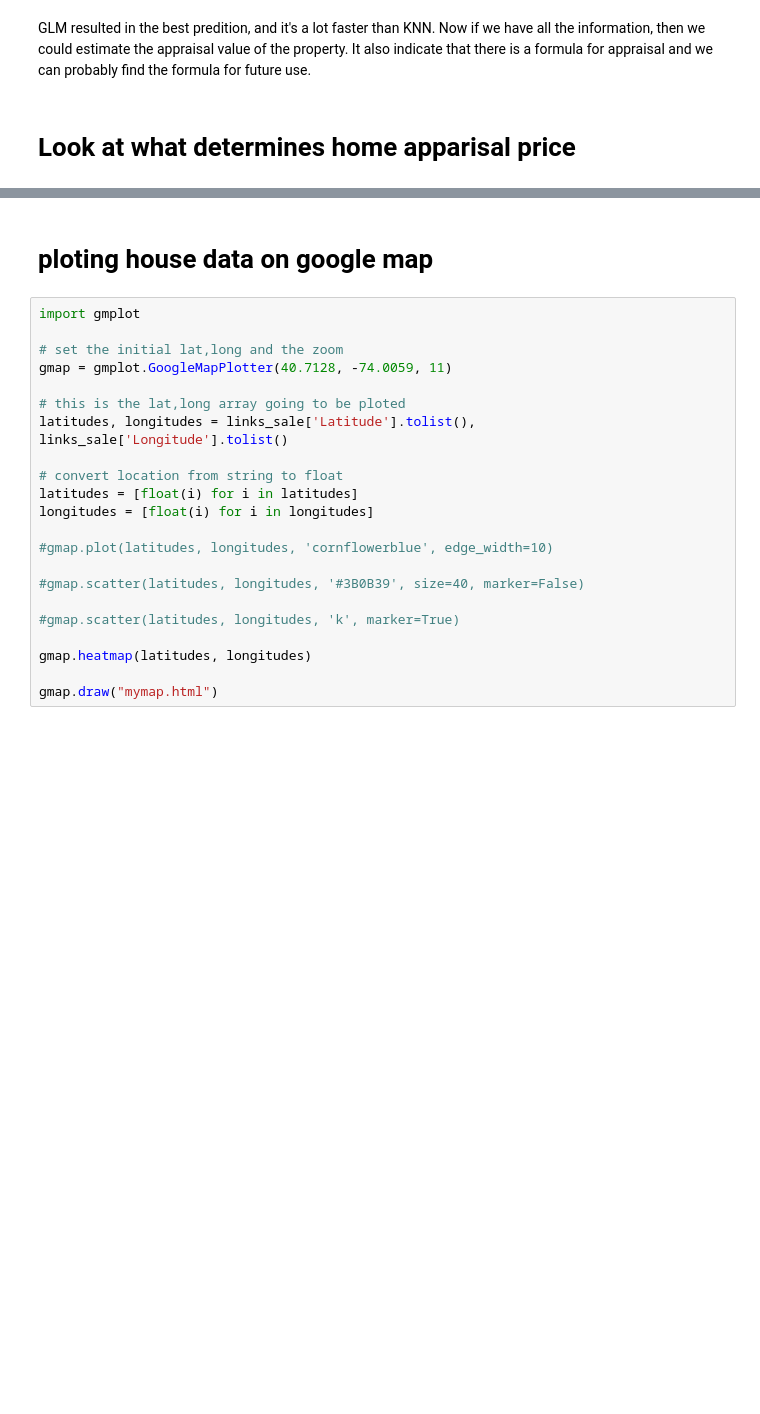
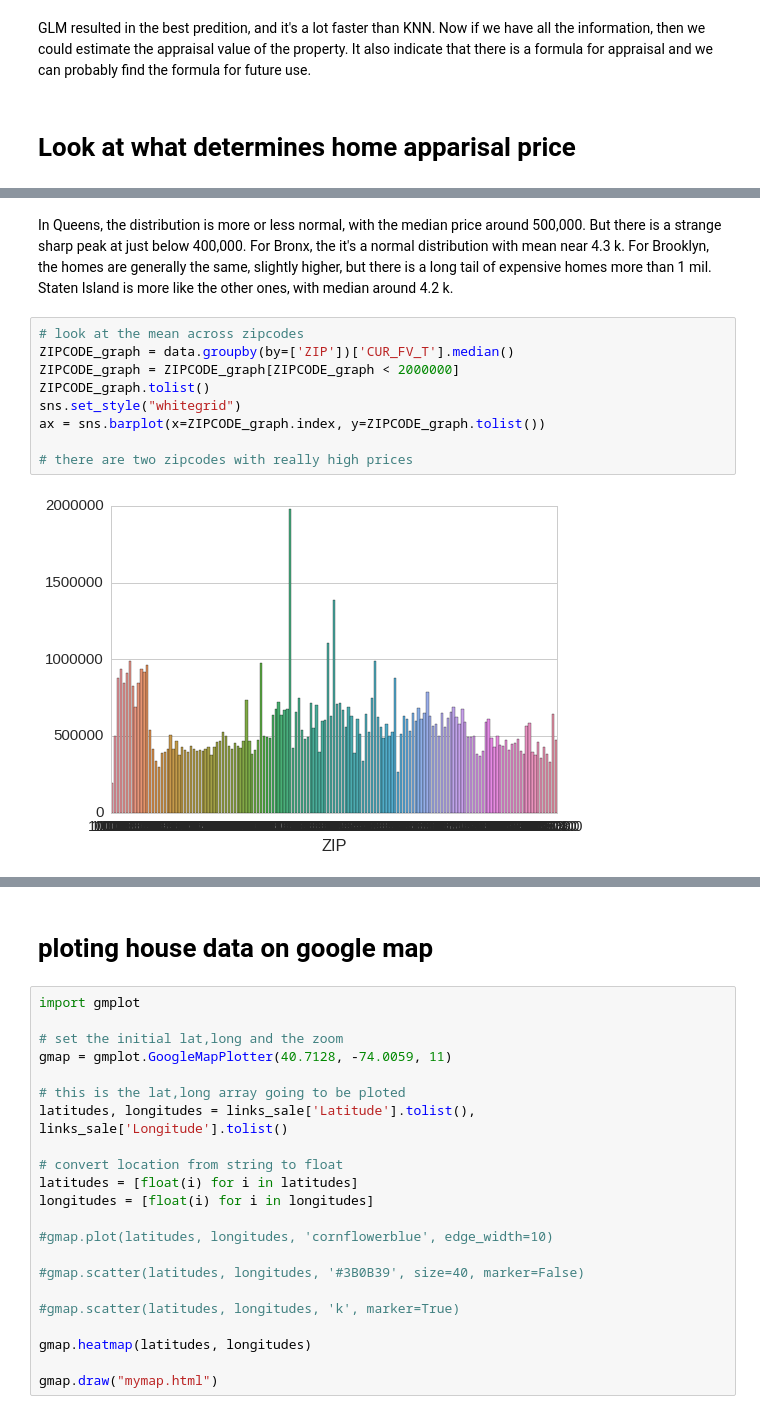
Before and after one commit to yangliu2/DataIncubator, a Jupyter notebook: Finding_home.ipynb, the cells around one changed output, grey strips where cells are left out. Drawn from its saved outputs; the diff is of its cells as text; blank space fills up the shorter version.

```diff
--- a/Finding_home.ipynb
+++ b/Finding_home.ipynb
@@ -524,0 +714,13 @@ GLM resulted in the best predition, and it's a lot faster than KNN. Now if we ha
+# %% [markdown]
+In Queens, the distribution is more or less normal, with the median price around 500,000. But there is a strange sharp peak at just below 400,000. For Bronx, the it's a normal distribution with mean near 4.3 k. For Brooklyn, the homes are generally the same, slightly higher, but there is a long tail of expensive homes more than 1 mil. Staten Island is more like the other ones, with median around 4.2 k.
+# %%
+# look at the mean across zipcodes
+ZIPCODE_graph = data.groupby(by=['ZIP'])['CUR_FV_T'].median()
+ZIPCODE_graph = ZIPCODE_graph[ZIPCODE_graph < 2000000]
+ZIPCODE_graph.tolist()
+sns.set_style("whitegrid")
+ax = sns.barplot(x=ZIPCODE_graph.index, y=ZIPCODE_graph.tolist())
+
+# there are two zipcodes with really high prices
+# %% [output]
+[figure, added]
```
Also changed, not shown: parts of 60 cells of this notebook, 5 other files.
